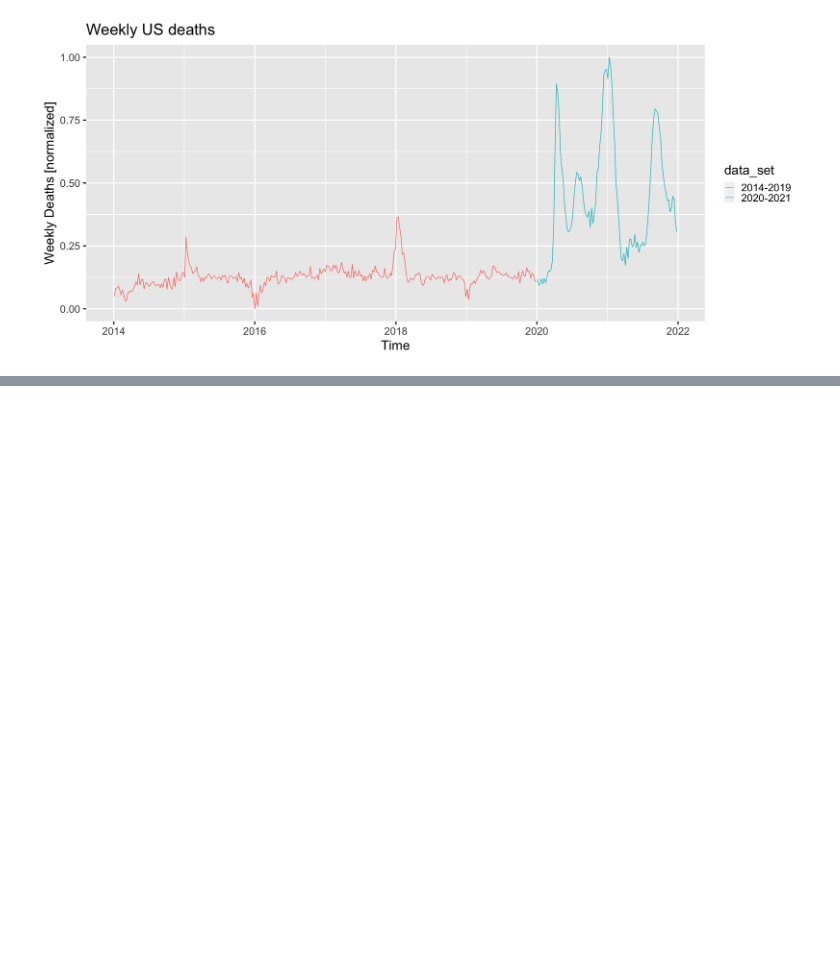
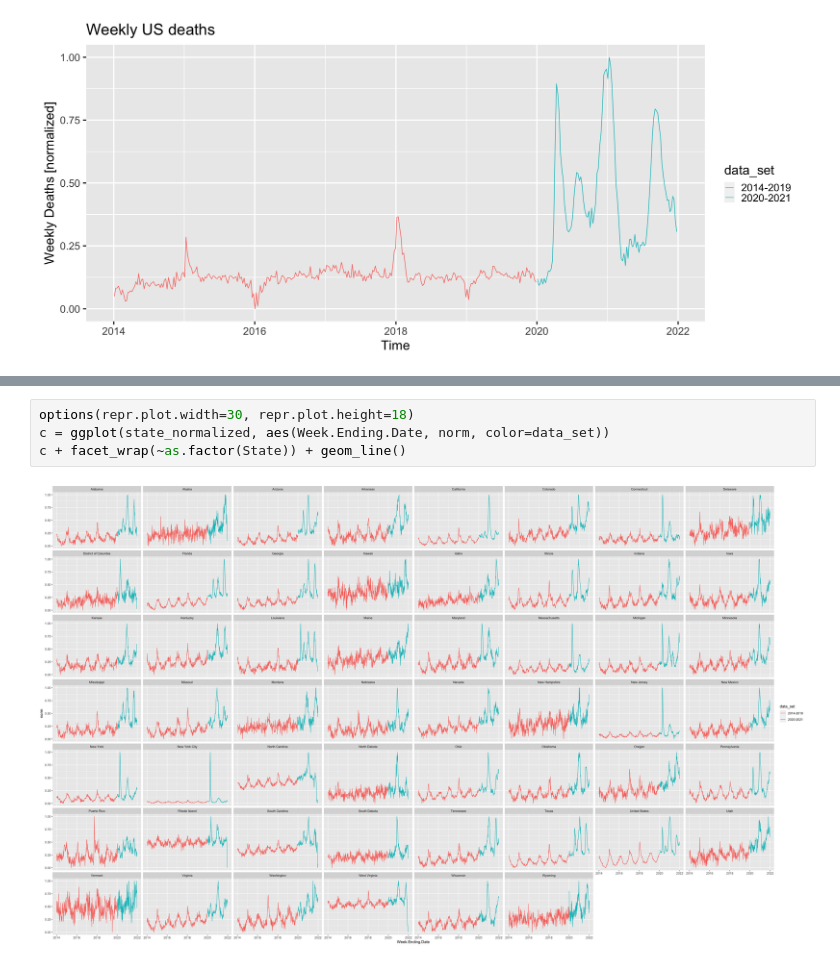
Before and after one commit to matzhaugen/mortality, a Jupyter notebook: notebooks/analysis.ipynb, the cells around one changed output, grey strips where cells are left out. Drawn from its saved outputs; the diff is of its cells as text; blank space fills up the shorter version.

```diff
--- a/notebooks/analysis.ipynb
+++ b/notebooks/analysis.ipynb
@@ -151,0 +191,6 @@ labs(x = "Time", y = "Weekly Deaths [normalized]", title="Weekly US deaths")
+# %%
+options(repr.plot.width=30, repr.plot.height=18)
+c = ggplot(state_normalized, aes(Week.Ending.Date, norm, color=data_set))
+c + facet_wrap(~as.factor(State)) + geom_line()
+# %% [output]
+[figure, added]
```
Also changed, not shown: parts of 8 cells of this notebook.
